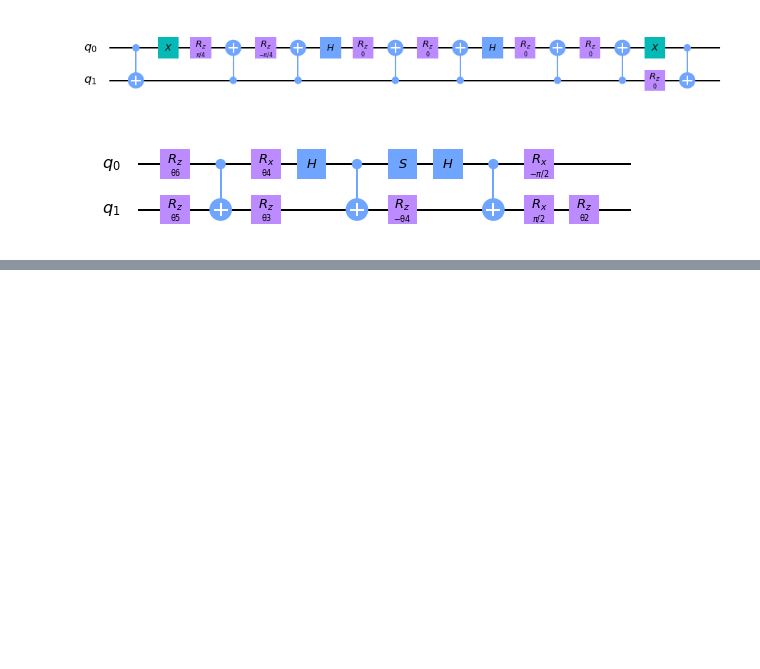
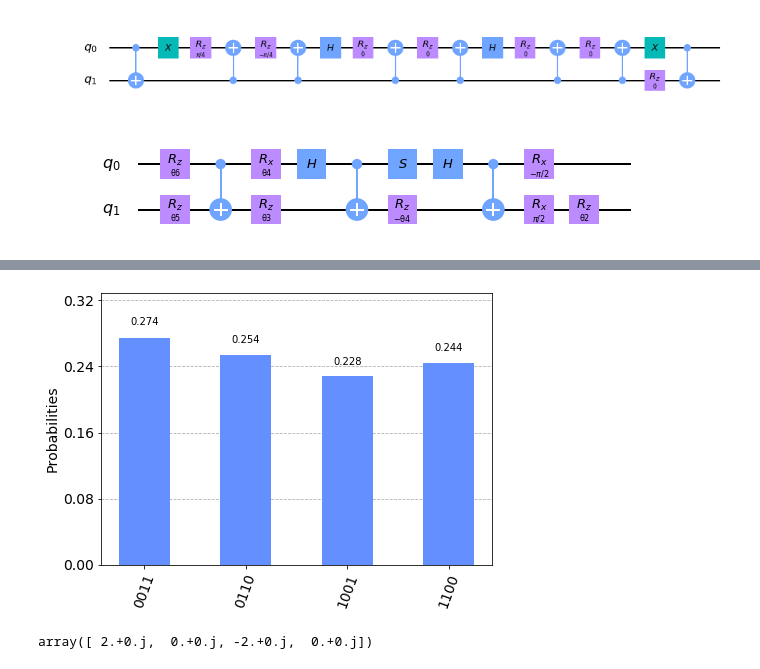
Before and after one commit to jacarolan/QuSpinLatticeFermions, a Jupyter notebook: fFT Quantum Circuit.ipynb, the cells around one changed output, grey strips where cells are left out. Cells and saved outputs as stored; diff of their text form; code cells hidden in the pictures; blank space fills up the shorter version.

```diff
--- a/fFT Quantum Circuit.ipynb
+++ b/fFT Quantum Circuit.ipynb
@@ -274,0 +372,26 @@ qcirc.draw("mpl")
+# %%
+backend_sim = Aer.get_backend('qasm_simulator')
+N=4
+cr = ClassicalRegister(N,'c')
+qr = QuantumRegister(N,'q')
+qcirc = QuantumCircuit(qr,cr)
+for i in range(int(N/2)):
+    qcirc.x(2*i+1)
+qubits = [i for i in range(N)]
+qcirc.append(swapladder(qubits),qubits)
+qcirc.append(FFFT(qubits),qubits)
+qcirc.measure(qr,cr)
+pass_ = Unroller(['u1', 'u2', 'u3', 'cx'])
+pm = PassManager(pass_)
+new_circ = pm.run(qcirc)
+job_sim = execute(new_circ, backend_sim, shots=1000)
+results = job_sim.result()
+# %%
+counts = results.get_counts(new_circ)
+plot_histogram(counts)
+# %% [output]
+[figure, added]
+# %%
+np.fft.fft([0,1,0,1])
+# %% [output]
+array([ 2.+0.j,  0.+0.j, -2.+0.j,  0.+0.j])
```
Also changed, not shown: parts of 14 cells of this notebook.
